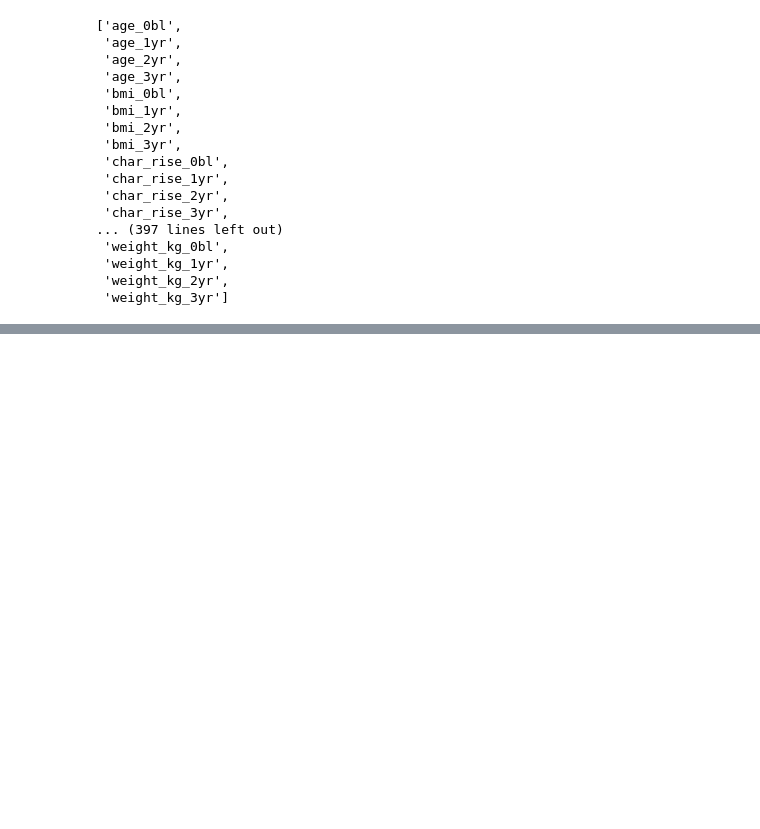
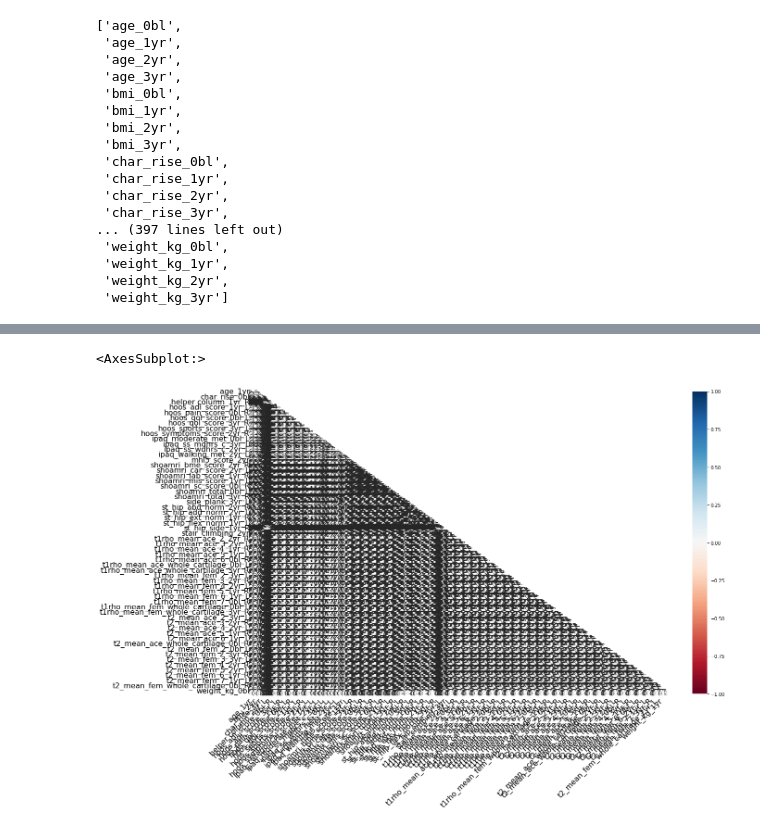
Before and after one commit to samanthahuff/ML-tutorials, a Jupyter notebook: data_processing.ipynb, the cells around one changed output, grey strips where cells are left out. Drawn from its saved outputs; the diff is of its cells as text; code cells hidden in the pictures; blank space fills up the shorter version.

```diff
--- a/data_processing.ipynb
+++ b/data_processing.ipynb
@@ -75,0 +139,5 @@ list(df_wide_3.columns)
+# %%
+msno.heatmap(df_wide_3)
+# %% [output]
+<AxesSubplot:>
+[figure, added]
```
Also changed, not shown: parts of 14 cells of this notebook.
